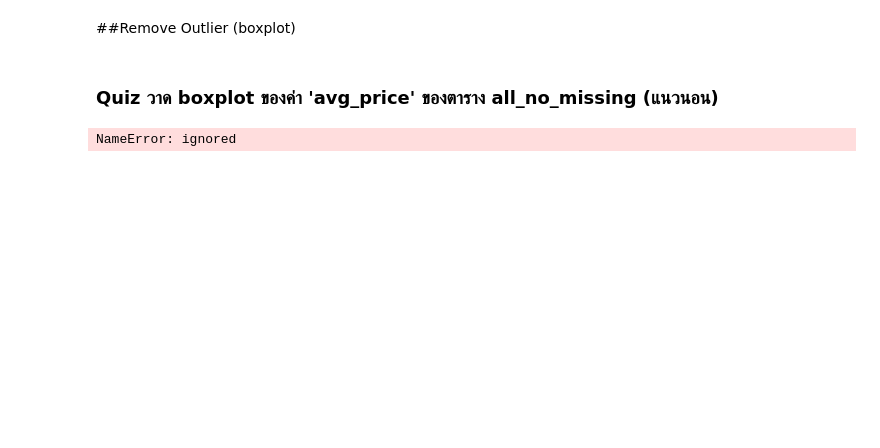
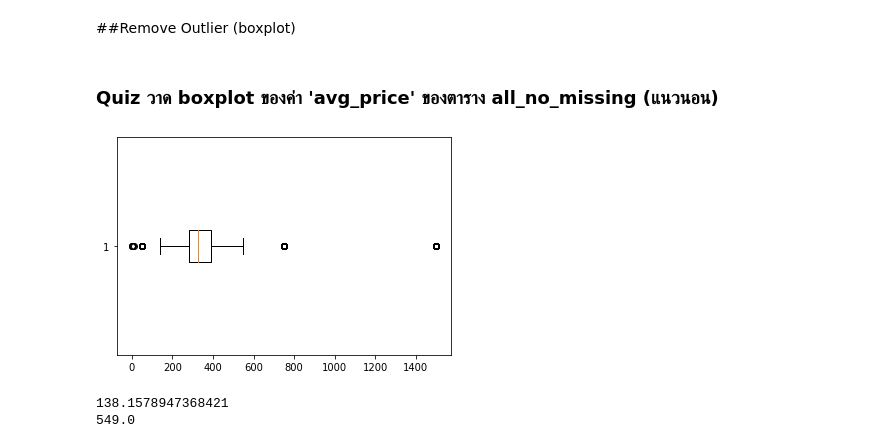
Before and after one commit to waraporn19/KKU_data_mining, a Jupyter notebook: Pandas_101.ipynb, the cells around one changed output. Saved outputs shown, nothing was run; the diff lists cells and outputs as text; code cells hidden in the pictures; blank space fills up the shorter version.

```diff
--- a/Pandas_101.ipynb
+++ b/Pandas_101.ipynb
@@ -478,6 +497,0 @@ for each_city in list(all_cities):
-# %%
-all_cities_list = []
-for each_city in list(all_cities) :
-  temp_table = new_table[new_table['city_name']==each_city].copy() # .copy เอามาทุกจังหวัด
-  temp_[['avg_price']] = temp_table[["avg_price"]].fillna(new_table['city_name']==each_city].dropna()['avg_price'],mean())
-  aii_cities_list.append(temp_table)
@@ -504,10 +551,14 @@ all_no_missing[all_no_missing['city_name'] == 'chiang mai']
 # %%
 from matplotlib import pyplot as plt
 # %%
-plt.boxplot(all_no_missing['avg_price'],vert = False)
+
+ret = plt.boxplot(all_no_missing['avg_price'],vert=False)
 # %% [output]
-NameError: ignored
+[figure, added]
 # %%
 print(ret['whiskers'][0].get_xdata()[1])
 print(ret['whiskers'][1].get_xdata()[1])
+# %% [output]
+138.1578947368421
+549.0
 # %%
```
Also changed, not shown: parts of 9 cells of this notebook.
